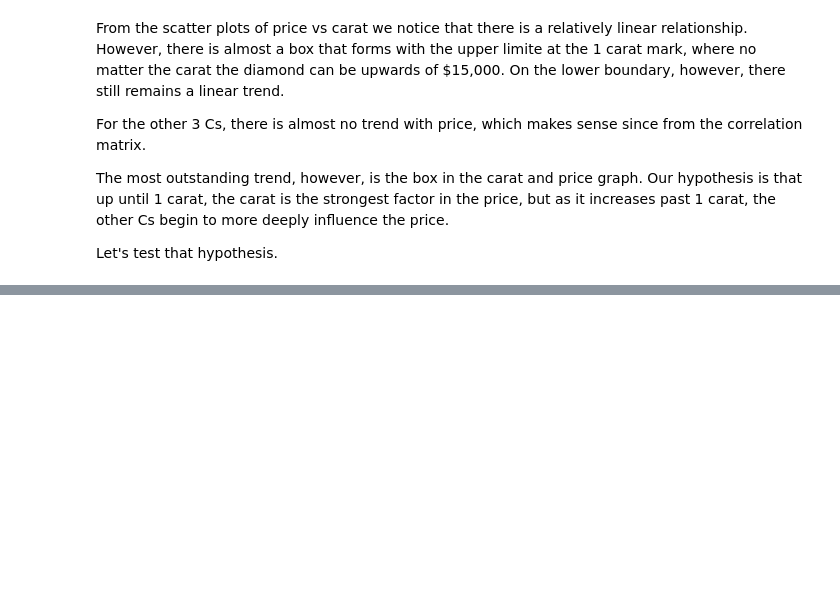
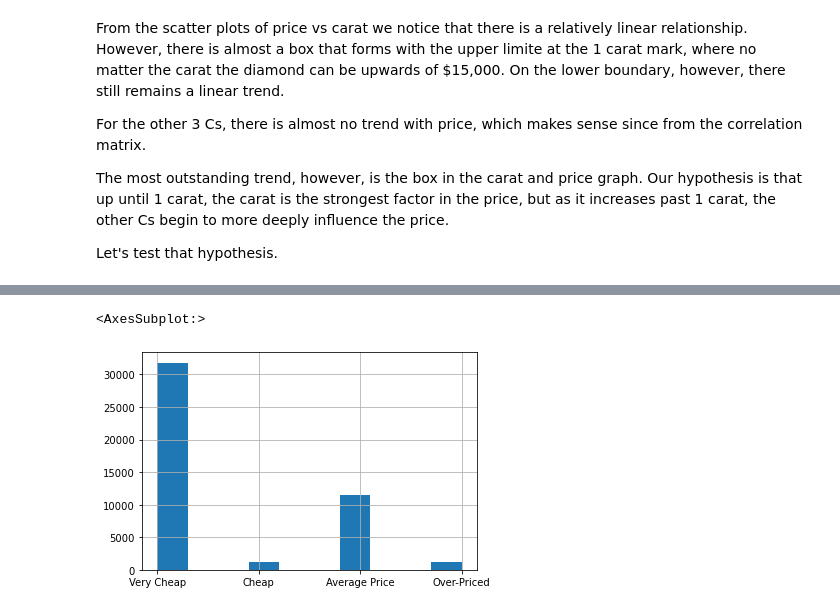
Before and after one commit to Jbglet29/AIT580_T7_Final_Project, a Jupyter notebook: AIT580_T7_GCT_Final_Project.ipynb, the cells around one changed output, grey strips where cells are left out. Drawn from its saved outputs; the diff is of its cells as text; code cells hidden in the pictures; blank space fills up the shorter version.

```diff
--- a/AIT580_T7_GCT_Final_Project.ipynb
+++ b/AIT580_T7_GCT_Final_Project.ipynb
@@ -526,0 +482,15 @@ Although non-linear models were most accurate for predicting the price, in order
+# %%
+#Predicting price via Random Forest Regression
+rfrmodel = RandomForestRegressor()
+rfrmodel.fit(X_train,y_train)
+
+predictions_rf = rfrmodel.predict(X_test)
+rmse_rf = mean_squared_error(y_test, predictions_rf, squared = False)
+print('\n RMSE: ', rmse_rf)
+
+cross_val = cross_val_score(rfrmodel, X_train, y_train)
+print('\n Cross Validation Score: ')
+print(list(zip(cols, cross_val)))
+
+r2_rf = rfrmodel.score(X_test, y_test)
+print('\n R^2 Value: ', r2_rf)
@@ -526,0 +604,27 @@ Although non-linear models were most accurate for predicting the price, in order
+# %%
+#Classify each diamond
+pclf = []
+predictions_rf = rfrmodel.predict(X)
+i = 0
+
+for value in y:
+    if value > 2*(predictions_rf[i] + rmse_rf):
+        pclf.append('Very Over-Priced')
+        i += 1
+
+    elif value > (predictions_rf[i] + rmse_rf):
+        pclf.append('Over-Priced')
+        i += 1
+    elif value < (predictions_rf[i] - rmse_rf):
+        pclf.append('Cheap')
+        i += 1
+    elif value < 2*(predictions_rf[i] - rmse_rf):
+        pclf.append('Very Cheap')
+        i += 1
+    else:
+        pclf.append('Average Price')
+        i += 1
+# %%
+#Make a data frame with the classification
+data['deal'] = pclf
+data.head()
@@ -526,0 +638,5 @@ Although non-linear models were most accurate for predicting the price, in order
+# %%
+data['deal'].hist()
+# %% [output]
+<AxesSubplot:>
+[figure, added]
```
Also changed, not shown: parts of 63 cells of this notebook.
